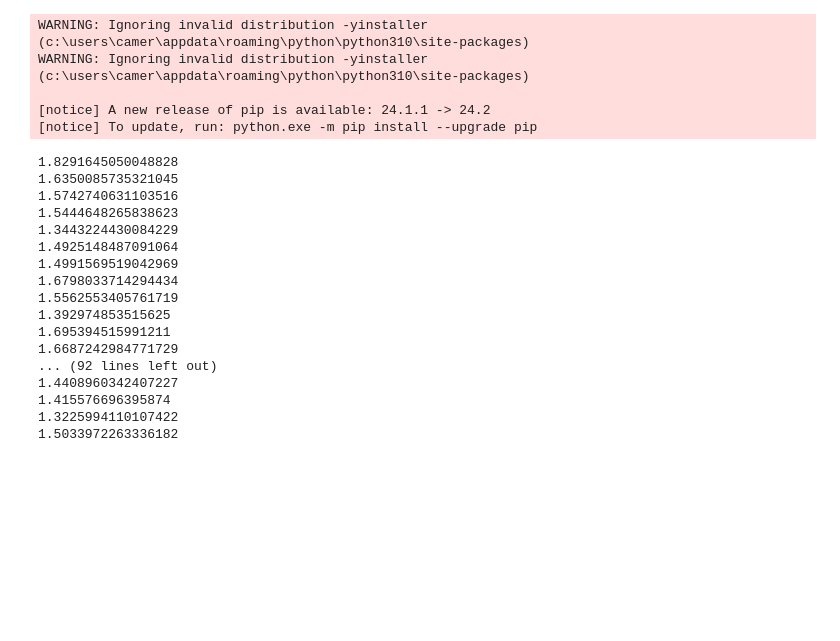
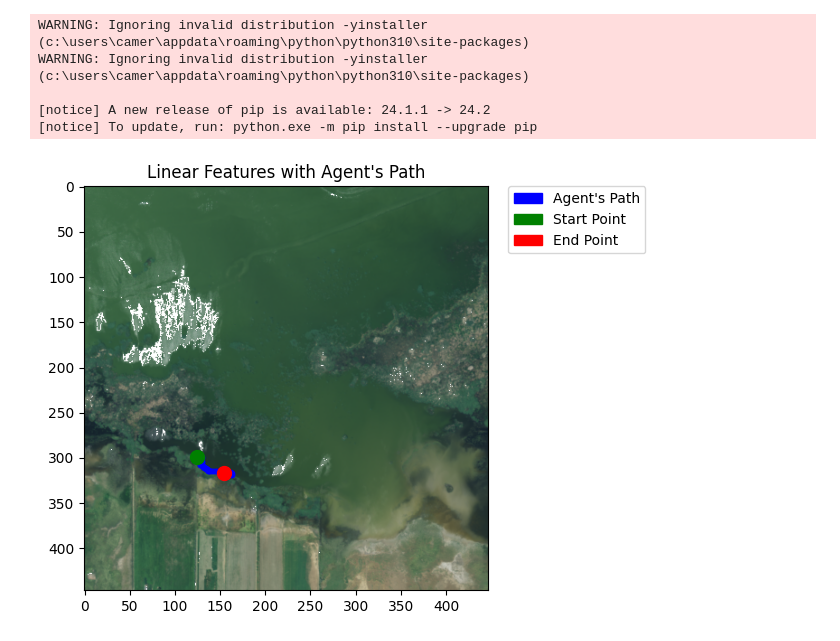
Before and after one commit to cmaloney111/Agent-AI4SAR, a Jupyter notebook: SaR_Behavior_Profile_Sim.ipynb, the cells around one changed output. Cells and saved outputs as stored; diff of their text form; code cells hidden in the pictures; blank space fills up the shorter version.

```diff
--- a/SaR_Behavior_Profile_Sim.ipynb
+++ b/SaR_Behavior_Profile_Sim.ipynb
@@ -240,31 +315,12 @@ def simulate(landscape, agent, timesteps):
 # %%
 rgb_image_path = 'image.tif'
 depth_image_path = 'image_d.tif'
-landscape = Landscape(size=256, rgb_image_path=rgb_image_path, depth_image_path=depth_image_path)
-agent = Agent(start_position=(110, 160), profile=[0, 0, 1, 0, 0, 0])
+landscape = Landscape(size=447, rgb_image_path=rgb_image_path, depth_image_path=depth_image_path)
+agent = Agent(start_position=(300, 125), profile=[0, 1, 0, 0, 0, 0])
 
-
-for outer_idx in range(7000):
-    for inner_idx in range(462):
-        simulate(landscape, agent, timesteps=100)
+simulate(landscape, agent, timesteps=100)
 # %% [output]
-1.8291645050048828
-1.6350085735321045
-1.5742740631103516
-1.5444648265838623
-1.3443224430084229
-1.4925148487091064
-1.4991569519042969
-1.6798033714294434
-1.5562553405761719
-1.392974853515625
-1.695394515991211
-1.6687242984771729
-... (92 lines left out)
-1.4408960342407227
-1.415576696395874
-1.3225994110107422
-1.5033972263336182
+[figure, added]
 # %%
 plt.imshow(landscape.elevation, cmap='gray')
 plt.title('Elevation Visualization (White = Higher, Black = Lower)')
```
Also changed, not shown: parts of 3 cells of this notebook, 6 other files.
